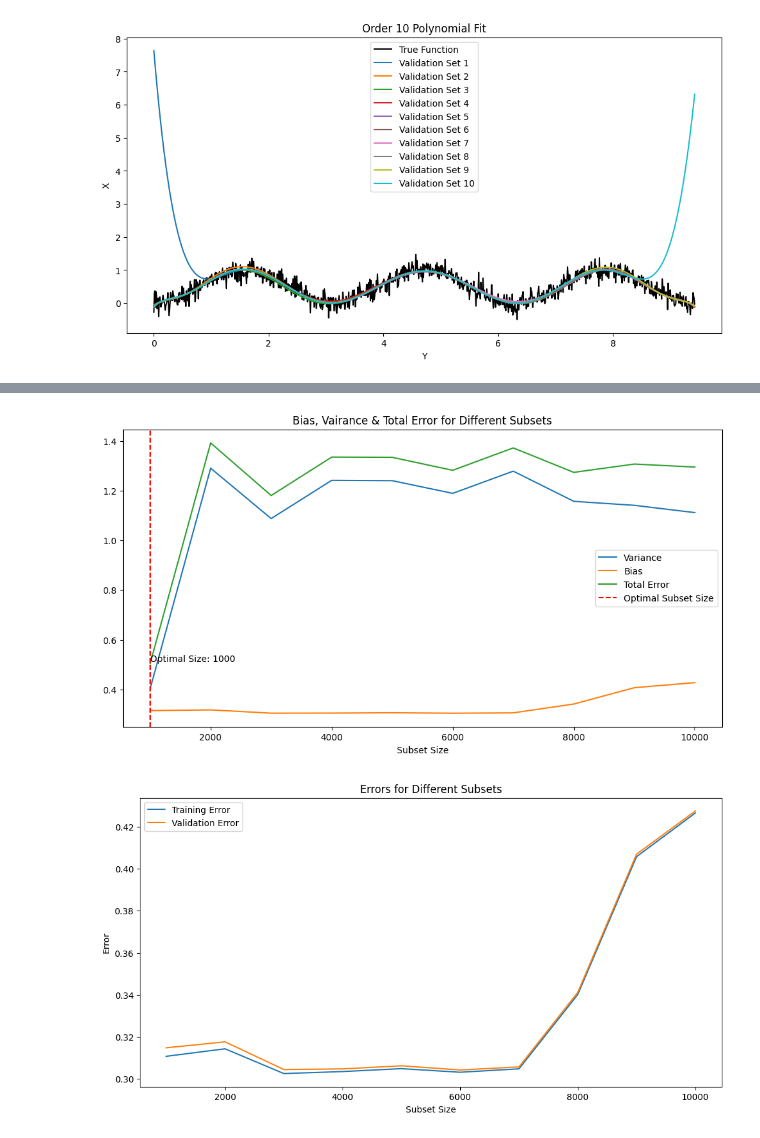
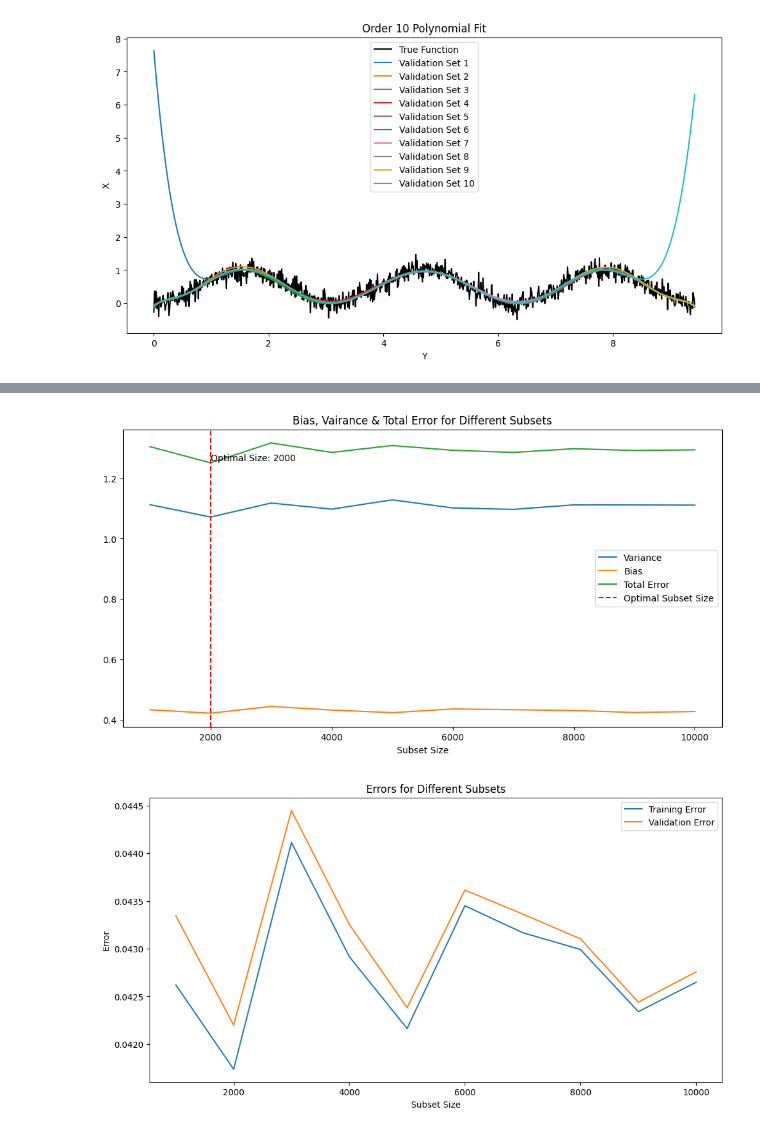
Before and after one commit to kohlisaurabhsagar/trignometricFunction-PolynomialFit, a Jupyter notebook: MLAssignmentPolynomialRegression.ipynb, the cells around one changed output, grey strips where cells are left out. Cells and saved outputs as stored; diff of their text form; code cells hidden in the pictures.

```diff
--- a/MLAssignmentPolynomialRegression.ipynb
+++ b/MLAssignmentPolynomialRegression.ipynb
@@ -215,66 +181,57 @@ plt.show()
 [figure]
 # %%
+
 subset_sizes = [1000, 2000, 3000, 4000, 5000, 6000, 7000, 8000, 9000, 10000]
 
-# Initialize lists to store the subsets
 subsets = []
 
-# Split the dataset into subsets
 for size in subset_sizes:
-    subset_X = X[:size].reshape(-1, 1)
-    subset_y = y_true[:size]
+    indices = random.sample(range(len(X)), size)
+    subset_X = X[indices]
+    subset_y = y_true[indices]
     subsets.append((subset_X, subset_y))
+
 
 order = 8
 k = 10
 
-# Initialize lists to store the errors
 training_errors = []
 validation_errors = []
 variances = []
 biases = []
 total_errors = []
 
-# Perform k-fold cross-validation on each subset
+
 for subset_X, subset_y in subsets:
-    # Initialize lists to store the errors for each fold
+
     fold_training_errors = []
     fold_validation_errors = []
     fold_variances = []
     fold_biases = []
     fold_total_errors = []
 
-    # Perform k-fold cross-validation
+
     kfold = KFold(n_splits=k, shuffle=True, random_state=9)
     for train_index, val_index in kfold.split(subset_X):
-        # Split the subset into training and validation sets
+
         X_train, X_val = subset_X[train_index], subset_X[val_index]
         y_train, y_val = subset_y[train_index], subset_y[val_index]
 
-        # Create polynomial features
-        poly_features = PolynomialFeatures(degree=order)
-        X_train_poly = poly_features.fit_transform(X_train)
-        X_val_poly = poly_features.transform(X_val)
 
-        # Fit linear regression model
-        model = LinearRegression()
-        model.fit(X_train_poly, y_train)
+        poly_coeff = np.polyfit(X_train, y_train, order)
+        fitted_poly = np.poly1d(poly_coeff)
+        y_train_pred = fitted_poly(X_train)
+        y_val_pred = fitted_poly(X_val)
 
-        # Predict on training and validation sets
-        y_train_pred = model.predict(X_train_poly)
-        y_val_pred = model.predict(X_val_poly)
+        train_error = mean_squared_error(y_train, y_train_pred)
+        val_error = mean_squared_error(y_val, y_val_pred)
 
-        # Calculate mean squared error for training and validation sets
-        train_error = mean_squared_error(y_train, y_train_pred) *10
-        val_error = mean_squared_error(y_val, y_val_pred) *10
-
-        # Calculate variance
         variance = np.mean(np.var(y_val_pred, axis=0)) *10
 
-        # Calculate bias
+
         bias = np.mean((y_val_pred - y_val) ** 2) *10
 
-        # Calculate total error (sum of variance and bias)
+
         total_error = variance + bias * bias
 
         fold_training_errors.append(train_error)
@@ -289,42 +246,40 @@ for subset_X, subset_y in subsets:
     biases.append(fold_biases)
     total_errors.append(fold_total_errors)
 
-# Calculate average errors for each subset
+
 avg_training_errors = np.mean(training_errors, axis=1)
 avg_validation_errors = np.mean(validation_errors, axis=1)
 avg_variances = np.mean(variances, axis=1)
 avg_biases = np.mean(biases, axis=1)
 avg_total_errors = np.mean(total_errors, axis=1)
 
-# Find the index of the subset size with the lowest average total error
+
 optimal_index = np.argmin(avg_total_errors)
 optimal_subset_size = subset_sizes[optimal_index]
 
-# Plot the errors for each subset
+
 plt.figure(figsize=(12, 6))
 plt.plot(subset_sizes, avg_variances, label='Variance')
 plt.plot(subset_sizes, avg_biases, label='Bias')
 plt.plot(subset_sizes, avg_total_errors, label='Total Error')
 plt.axvline(x=optimal_subset_size, color='r', linestyle='--', label='Optimal Subset Size')
 plt.title('Bias, Vairance & Total Error for Different Subsets')
 plt.xlabel('Subset Size')
 plt.ylabel('')
 plt.legend()
 plt.text(optimal_subset_size, np.min(avg_total_errors), f'Optimal Size: {optimal_subset_size}',
          verticalalignment='bottom', horizontalalignment='left')
 plt.show()
 
 
-
-# Plot the errors for each subset
 plt.figure(figsize=(12, 6))
 plt.plot(subset_sizes, avg_training_errors, label='Training Error')
 plt.plot(subset_sizes, avg_validation_errors, label='Validation Error')
 plt.title('Errors for Different Subsets')
 plt.xlabel('Subset Size')
 plt.ylabel('Error')
 plt.legend()
 plt.show()
 # %% [output]
-[figure, old version]
+[figure, new version]
-[figure, old version]
+[figure, new version]
```
Also changed, not shown: parts of 5 cells of this notebook.
